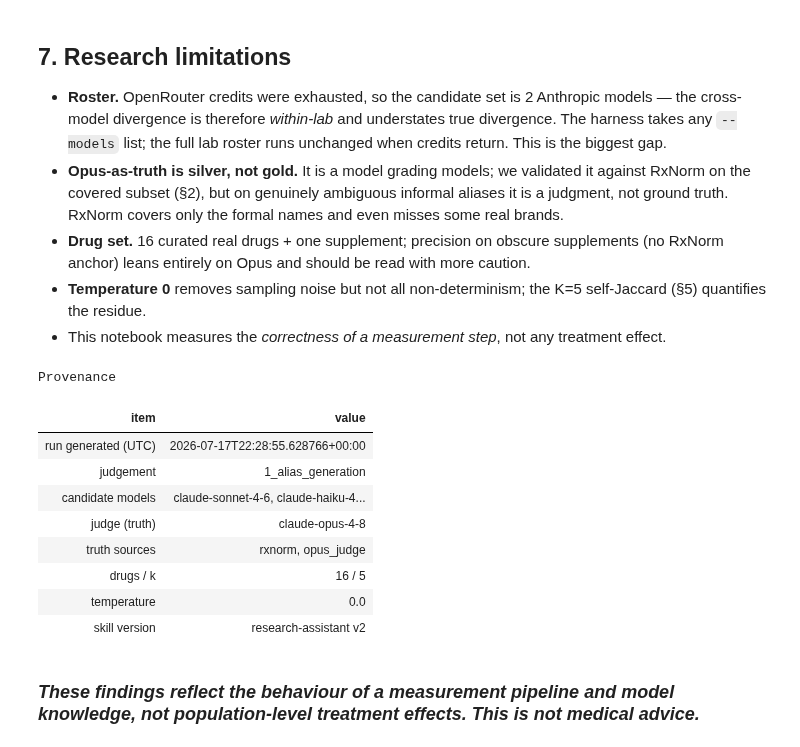
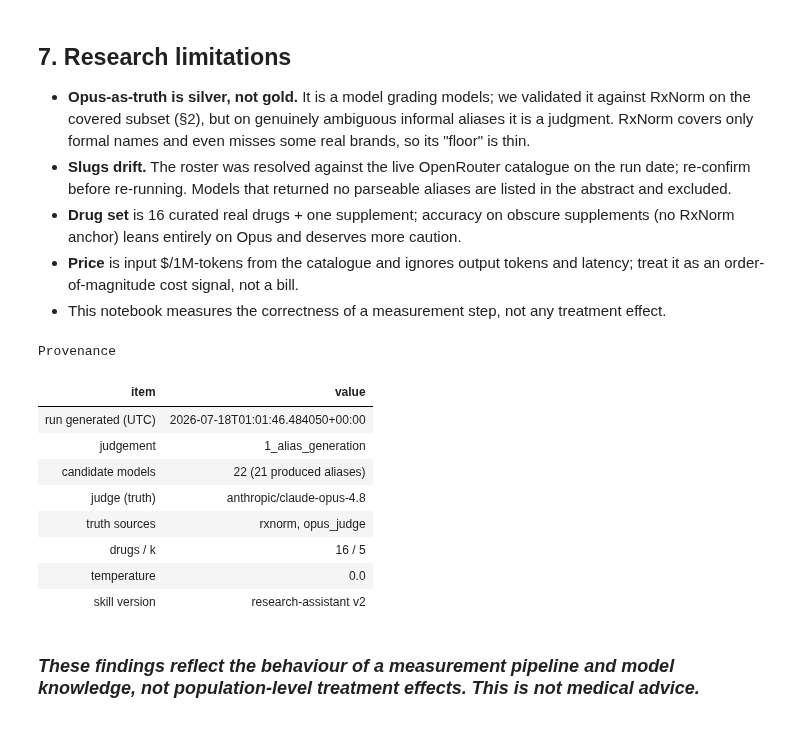
Before and after one commit to Ely-S/PatientPunk, a Jupyter notebook: notebooks/validation/j1_alias_executed.ipynb, the cells around one changed output. Saved outputs shown, nothing was run; the diff lists cells and outputs as text; code cells hidden in the pictures.

```diff
--- a/notebooks/validation/j1_alias_executed.ipynb
+++ b/notebooks/validation/j1_alias_executed.ipynb
@@ -365,0 +254,25 @@ display(HTML("<b>① alias — scorecard rows</b>" + sc.to_html(index=False)))
+# %%
+
+# rank-by-RxNorm vs rank-by-Opus — off-diagonal = the two sources order the roster differently
+R = MS.copy()
+R["rank_rx"] = R.rx_prec.rank(ascending=False, method="min")
+R["rank_op"] = R.opus_prec.rank(ascending=False, method="min")
+R["move"] = (R.rank_rx - R.rank_op).abs()
+n = len(R)
+fig, ax = plt.subplots(figsize=(7, 7))
+ax.scatter(R.rank_rx, R.rank_op, s=55, color="#0e6b74", zorder=3)
+ax.plot([1, n], [1, n], ls=":", color="#999", lw=1, label="same rank in both")
+for _, r in R.nlargest(6, "move").iterrows():
+    ax.annotate(r.mshort, (r.rank_rx, r.rank_op), fontsize=8, fontweight="bold",
+                xytext=(6, 0), textcoords="offset points")
+ax.set_xlabel("rank by RxNorm precision  (1 = best)"); ax.set_ylabel("rank by Opus-judge  (1 = best)")
+ax.set_title("Does the objective database rank the roster like the judge?")
+ax.legend(frameon=False, loc="lower right"); fig.tight_layout(); plt.show()
+srho = spearmanr(MS.rx_prec, MS.opus_prec).correlation
+mover = R.nlargest(1, "move").iloc[0]
+display(Markdown(
+  f"**What this shows:** rank-by-RxNorm against rank-by-Opus (Spearman ρ={srho:.2f}). Points off the diagonal "
+  f"are ordered *differently* by the two sources — **{mover.mshort}** moves {int(mover.move)} places between "
+  f"them. A model high-left (good RxNorm rank, poor Opus rank) looks clean in the database but hallucinates; "
+  f"low-right is the reverse — correct informal aliases RxNorm can't confirm. Rank the roster by the database "
+  f"and you order it differently from the validated judge: RxNorm corroborates, it does not rank."))
@@ -366,40 +378,39 @@ display(HTML("<b>① alias — scorecard rows</b>" + sc.to_html(index=False)))
 # %% [markdown]
 ## 7. Research limitations
 
-- **Roster.** OpenRouter credits were exhausted, so the candidate set is 2 Anthropic models — the
-  cross-model divergence is therefore *within-lab* and understates true divergence. The harness takes any
-  `--models` list; the full lab roster runs unchanged when credits return. This is the biggest gap.
 - **Opus-as-truth is silver, not gold.** It is a model grading models; we validated it against RxNorm on
-  the covered subset (§2), but on genuinely ambiguous informal aliases it is a judgment, not ground truth.
-  RxNorm covers only the formal names and even misses some real brands.
-- **Drug set.** 16 curated real drugs + one supplement; precision on obscure supplements (no RxNorm anchor)
-  leans entirely on Opus and should be read with more caution.
-- **Temperature 0** removes sampling noise but not all non-determinism; the K=5 self-Jaccard (§5) quantifies
-  the residue.
-- This notebook measures the *correctness of a measurement step*, not any treatment effect.
+  the covered subset (§2), but on genuinely ambiguous informal aliases it is a judgment. RxNorm covers only
+  formal names and even misses some real brands, so its "floor" is thin.
+- **Slugs drift.** The roster was resolved against the live OpenRouter catalogue on the run date; re-confirm
+  before re-running. Models that returned no parseable aliases are listed in the abstract and excluded.
+- **Drug set** is 16 curated real drugs + one supplement; accuracy on obscure supplements (no RxNorm anchor)
+  leans entirely on Opus and deserves more caution.
+- **Price** is input $/1M-tokens from the catalogue and ignores output tokens and latency; treat it as an
+  order-of-magnitude cost signal, not a bill.
+- This notebook measures the correctness of a measurement step, not any treatment effect.
 # %%
 
 import hashlib as _h
 try: _sha = _h.sha256(open(r"C:/Users/scgee/OneDrive/Documents/Projects/PatientPunk/patientpunk.db","rb").read()).hexdigest()[:16]
-except Exception: _sha = "n/a (empty/placeholder db)"
+except Exception: _sha = "n/a"
 prov = pd.DataFrame({
   "item": ["run generated (UTC)","judgement","candidate models","judge (truth)","truth sources",
            "drugs / k","temperature","skill version"],
-  "value": [MAN["generated_utc"], MAN["judgement"], ", ".join(MAN["candidate_models"]),
-            MAN["judge_model"], ", ".join(MAN["truth_sources"]),
-            f'{MAN["n_drugs"]} / {MAN["k"]}', MAN["temperature"], "research-assistant v2"],
+  "value": [MAN["generated_utc"], MAN["judgement"], f'{len(CAND)} ({len(OK)} produced aliases)',
+            MAN["judge_model"], ", ".join(MAN["truth_sources"]), f'{MAN["n_drugs"]} / {MAN["k"]}',
+            MAN["temperature"], "research-assistant v2"],
 })
 display(HTML("<b>Provenance</b>" + prov.to_html(index=False)))
 display(HTML('<div style="font-size:1.2em;font-weight:bold;font-style:italic;margin-top:1em">'
              'These findings reflect the behaviour of a measurement pipeline and model knowledge, not '
              'population-level treatment effects. This is not medical advice.</div>'))
 # %% [output]
 Provenance
 | item | value |
-| run generated (UTC) | 2026-07-17T22:28:55.628766+00:00 |
+| run generated (UTC) | 2026-07-18T01:01:46.484050+00:00 |
 | judgement | 1_alias_generation |
-| candidate models | claude-sonnet-4-6, claude-haiku-4... |
-| judge (truth) | claude-opus-4-8 |
+| candidate models | 22 (21 produced aliases) |
+| judge (truth) | anthropic/claude-opus-4.8 |
 | truth sources | rxnorm, opus_judge |
 | drugs / k | 16 / 5 |
 | temperature | 0.0 |
```
Also changed, not shown: parts of 23 cells of this notebook, 3 other files.
